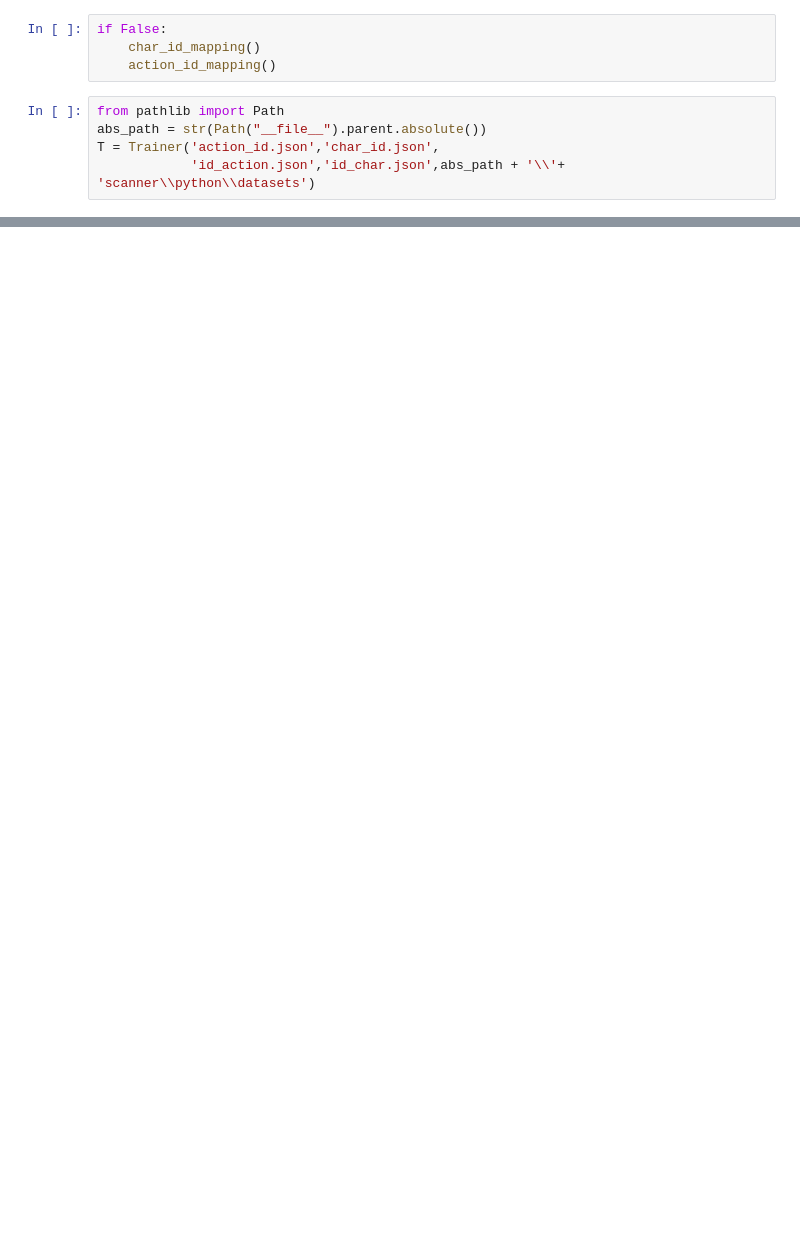
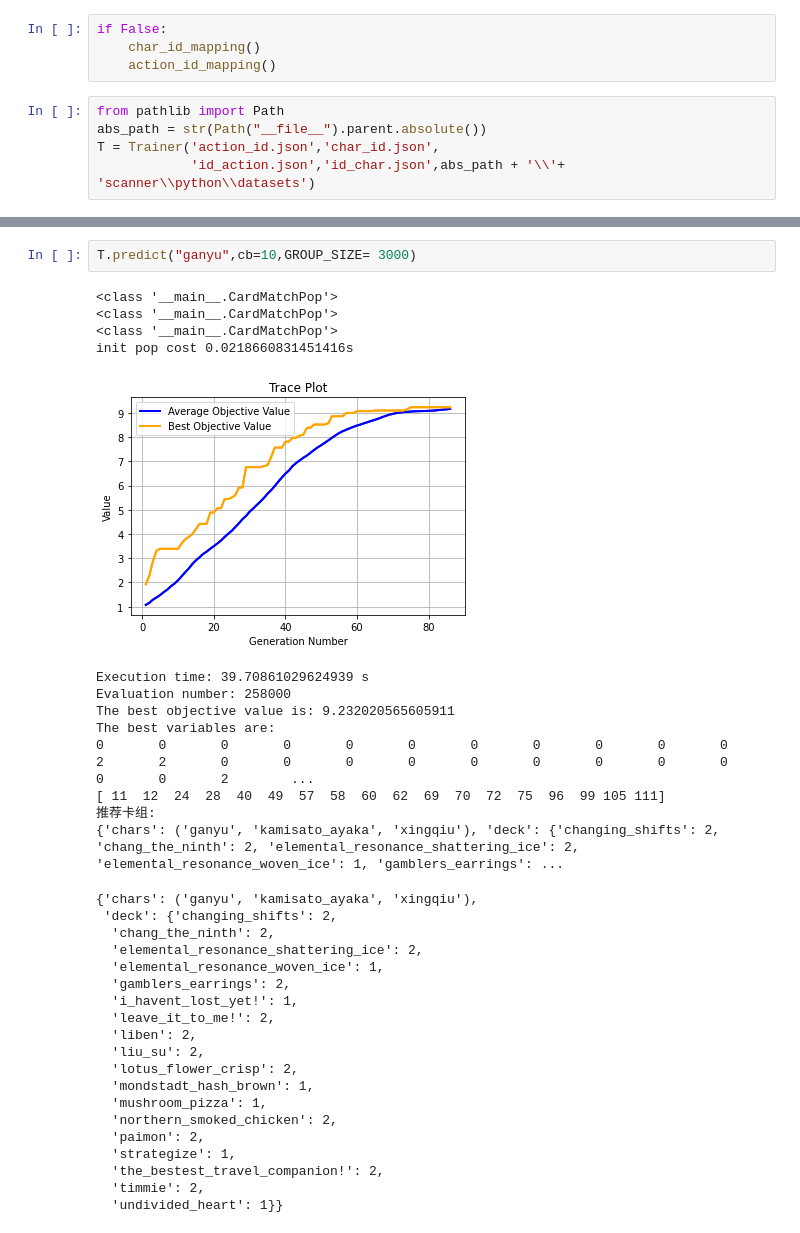
Before and after one commit to Tomorrowdawn/GenshinTCGBuilder, a Jupyter notebook: Main.ipynb, the cells around one changed output, grey strips where cells are left out. Cells and saved outputs as stored; diff of their text form; blank space fills up the shorter version.

```diff
--- a/Main.ipynb
+++ b/Main.ipynb
@@ -345,0 +469,35 @@ The best variables are:
+# %%
+T.predict("ganyu",cb=10,GROUP_SIZE= 3000)
+# %% [output]
+<class '__main__.CardMatchPop'>
+<class '__main__.CardMatchPop'>
+<class '__main__.CardMatchPop'>
+init pop cost 0.0218660831451416s
+[figure, added]
+Execution time: 39.70861029624939 s
+Evaluation number: 258000
+The best objective value is: 9.232020565605911
+The best variables are:
+0       0       0       0       0       0       0       0       0       0       0       2       2       0       0       0       0       0       0       0       0       0       0       0       2        ...
+[ 11  12  24  28  40  49  57  58  60  62  69  70  72  75  96  99 105 111]
+推荐卡组:
+{'chars': ('ganyu', 'kamisato_ayaka', 'xingqiu'), 'deck': {'changing_shifts': 2, 'chang_the_ninth': 2, 'elemental_resonance_shattering_ice': 2, 'elemental_resonance_woven_ice': 1, 'gamblers_earrings': ...
+{'chars': ('ganyu', 'kamisato_ayaka', 'xingqiu'),
+ 'deck': {'changing_shifts': 2,
+  'chang_the_ninth': 2,
+  'elemental_resonance_shattering_ice': 2,
+  'elemental_resonance_woven_ice': 1,
+  'gamblers_earrings': 2,
+  'i_havent_lost_yet!': 1,
+  'leave_it_to_me!': 2,
+  'liben': 2,
+  'liu_su': 2,
+  'lotus_flower_crisp': 2,
+  'mondstadt_hash_brown': 1,
+  'mushroom_pizza': 1,
+  'northern_smoked_chicken': 2,
+  'paimon': 2,
+  'strategize': 1,
+  'the_bestest_travel_companion!': 2,
+  'timmie': 2,
+  'undivided_heart': 1}}
```
Also changed, not shown: parts of 9 cells of this notebook, 19 other files.
